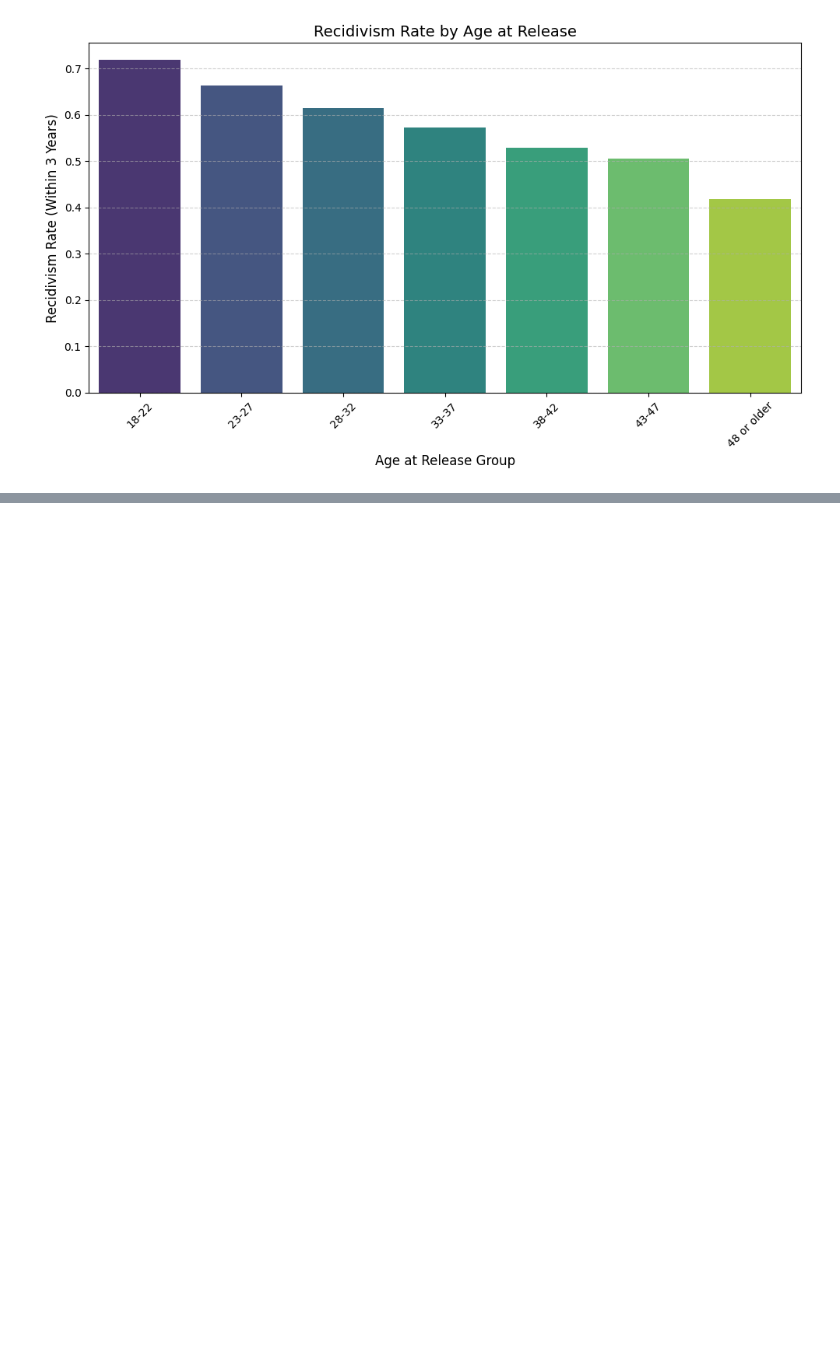
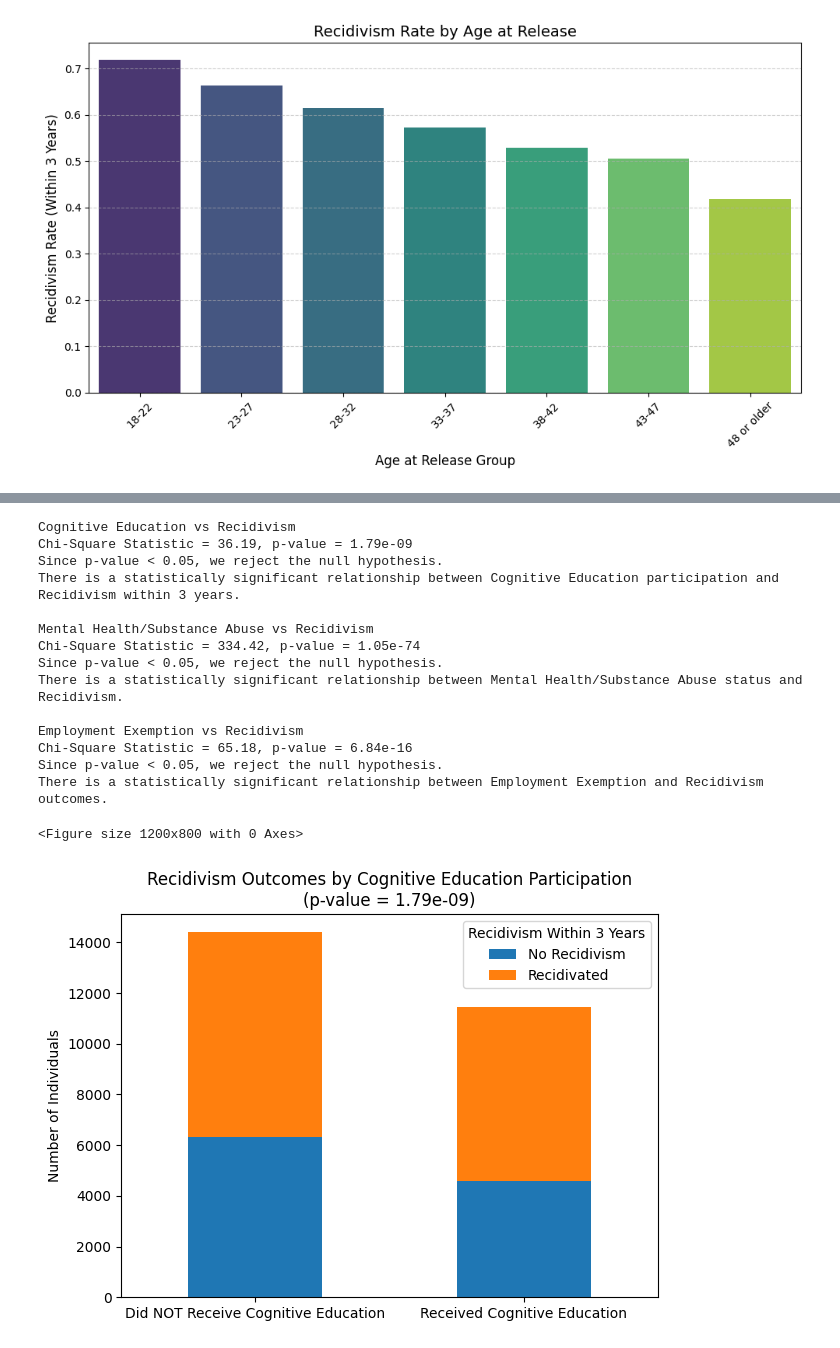
Before and after one commit to mpatel5/FoundationsOfDataScience, a Jupyter notebook: Final.ipynb, the cells around one changed output, grey strips where cells are left out. Drawn from its saved outputs; the diff is of its cells as text; code cells hidden in the pictures; blank space fills up the shorter version.

```diff
--- a/Final.ipynb
+++ b/Final.ipynb
@@ -195,0 +143,11 @@ Conclusion:
+# %%
+# Replace True/False boolean values with easier-to-read labels
+data['Condition_Cog_Ed'] = data['Condition_Cog_Ed'].replace({
+    True: 'Received Cognitive Education',
+    False: 'Did NOT Receive Cognitive Education'
+})
+
+data['Recidivism_Within_3years'] = data['Recidivism_Within_3years'].replace({
+    True: 'Recidivated',
+    False: 'No Recidivism'
+})
@@ -195,0 +169,68 @@ Conclusion:
+# %%
+
+# --- Statistical Analysis and Interpretation ---
+
+# Cognitive Education vs Recidivism
+
+print("Cognitive Education vs Recidivism")
+print(f"Chi-Square Statistic = {chi2_cog:.2f}, p-value = {p_cog:.2e}")
+if p_cog < 0.05:
+    print("Since p-value < 0.05, we reject the null hypothesis.")
+    print("There is a statistically significant relationship between Cognitive Education participation and Recidivism within 3 years.\n")
+else:
+    print("Since p-value >= 0.05, we fail to reject the null hypothesis.\n")
+
+# Mental Health/Substance Abuse vs Recidivism
+contingency_mh = pd.crosstab(data['Condition_MH_SA'], data['Recidivism_Within_3years'])
+chi2_mh, p_mh, _, _ = chi2_contingency(contingency_mh)
+
+print("Mental Health/Substance Abuse vs Recidivism")
+print(f"Chi-Square Statistic = {chi2_mh:.2f}, p-value = {p_mh:.2e}")
+if p_mh < 0.05:
+    print("Since p-value < 0.05, we reject the null hypothesis.")
+    print("There is a statistically significant relationship between Mental Health/Substance Abuse status and Recidivism.\n")
+else:
+    print("Since p-value >= 0.05, we fail to reject the null hypothesis.\n")
+
+# Employment Exemption vs Recidivism
+contingency_emp = pd.crosstab(data['Employment_Exempt'], data['Recidivism_Within_3years'])
+chi2_emp, p_emp, _, _ = chi2_contingency(contingency_emp)
+
+print("Employment Exemption vs Recidivism")
+print(f"Chi-Square Statistic = {chi2_emp:.2f}, p-value = {p_emp:.2e}")
+if p_emp < 0.05:
+    print("Since p-value < 0.05, we reject the null hypothesis.")
+    print("There is a statistically significant relationship between Employment Exemption and Recidivism outcomes.\n")
+else:
+    print("Since p-value >= 0.05, we fail to reject the null hypothesis.\n")
+
+# --- Visualization Section ---
+# Create bar charts to visualize the relationships between conditions and recidivism outcomes.
+
+# Bar chart: Cognitive Education vs Recidivism
+plt.figure(figsize=(12, 8))
+contingency_cog.plot(kind='bar', stacked=True)
+plt.title(f'Recidivism Outcomes by Cognitive Education Participation\n(p-value = {p_cog:.2e})')
+plt.xlabel('')
+plt.ylabel('Number of Individuals')
+plt.legend(title='Recidivism Within 3 Years')
+plt.xticks(rotation=0)
+plt.tight_layout()
+plt.show()
+# %% [output]
+Cognitive Education vs Recidivism
+Chi-Square Statistic = 36.19, p-value = 1.79e-09
+Since p-value < 0.05, we reject the null hypothesis.
+There is a statistically significant relationship between Cognitive Education participation and Recidivism within 3 years.
+
+Mental Health/Substance Abuse vs Recidivism
+Chi-Square Statistic = 334.42, p-value = 1.05e-74
+Since p-value < 0.05, we reject the null hypothesis.
+There is a statistically significant relationship between Mental Health/Substance Abuse status and Recidivism.
+
+Employment Exemption vs Recidivism
+Chi-Square Statistic = 65.18, p-value = 6.84e-16
+Since p-value < 0.05, we reject the null hypothesis.
+There is a statistically significant relationship between Employment Exemption and Recidivism outcomes.
+<Figure size 1200x800 with 0 Axes>
+[figure, added]
```
Also changed, not shown: parts of 5 cells of this notebook.
